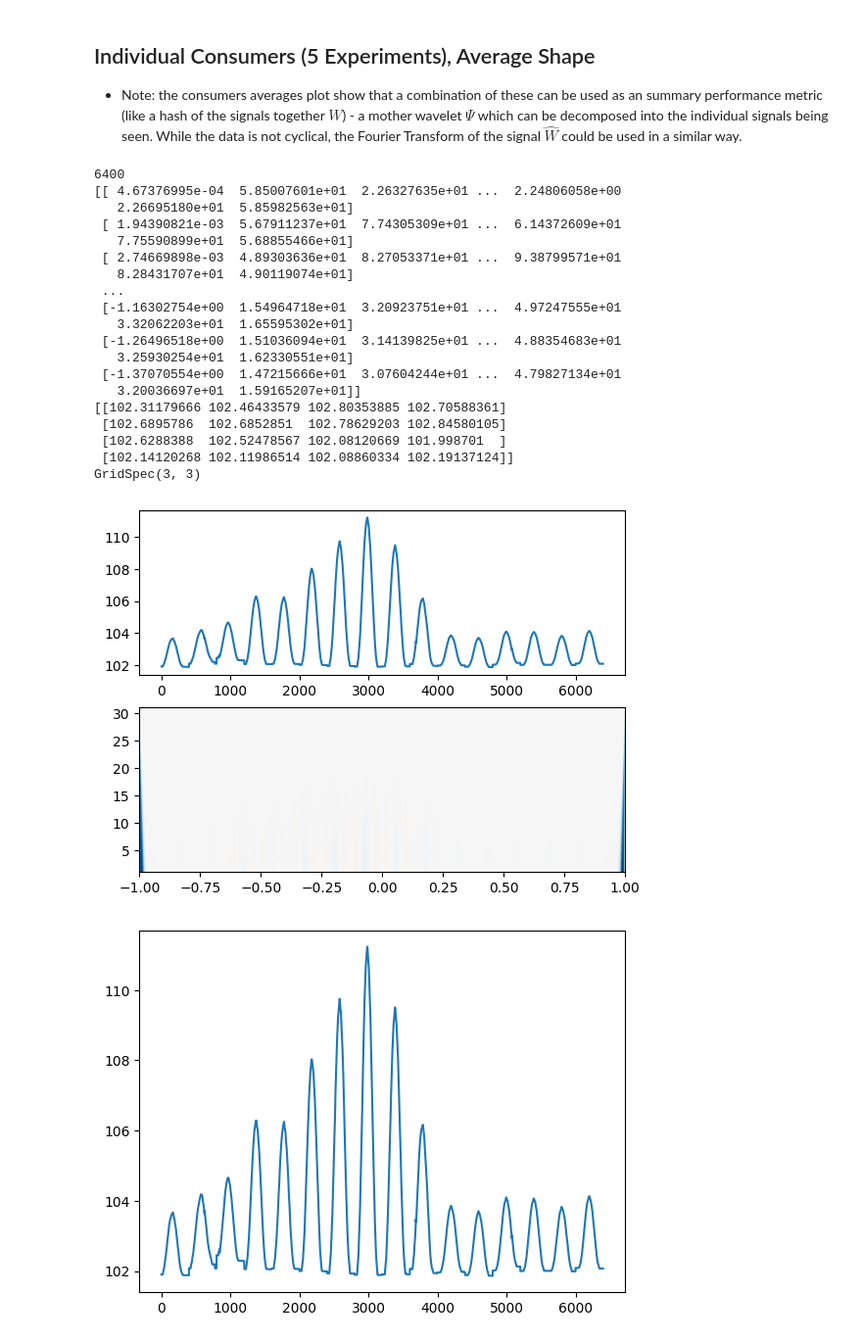
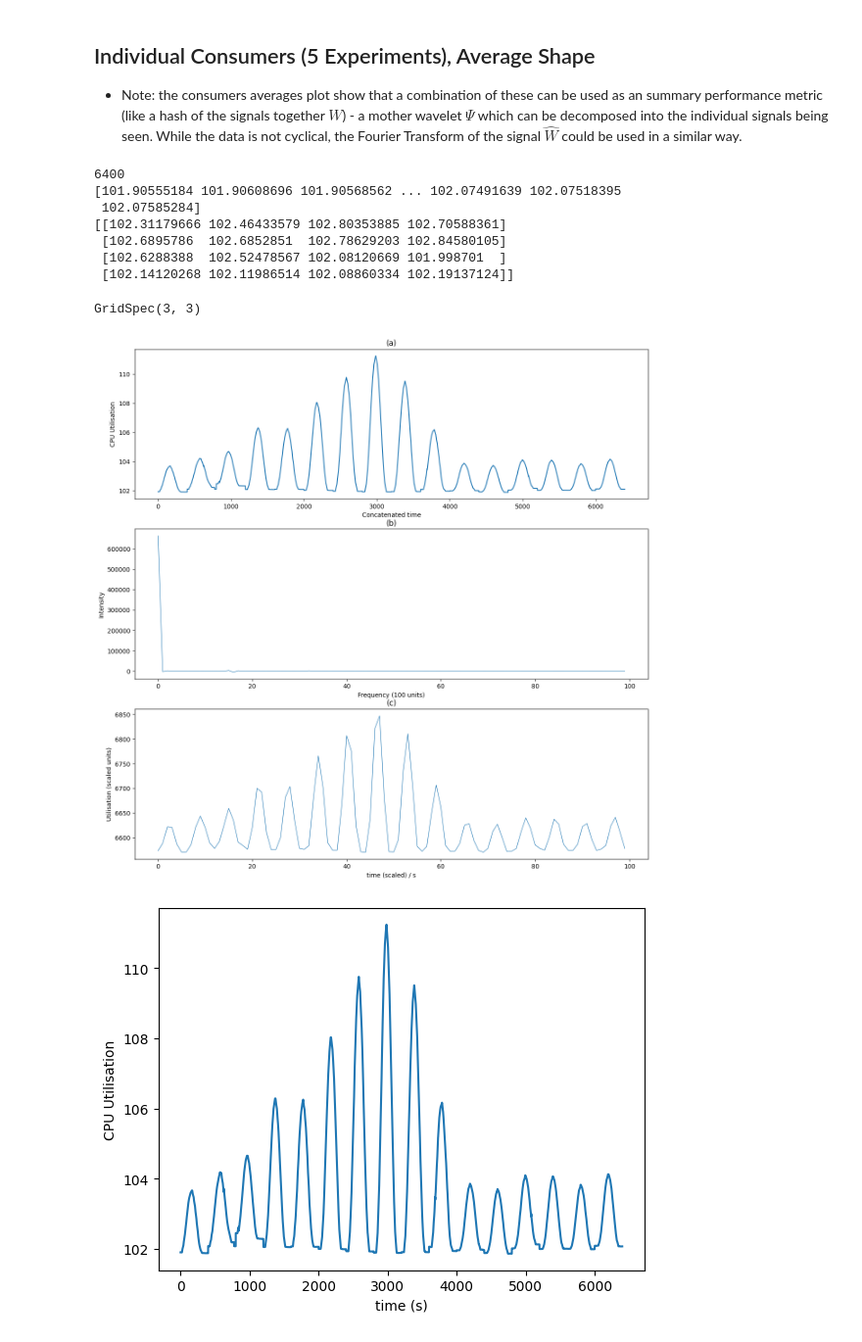
Before and after one commit to rtimmerman/testbed, a Jupyter notebook: prom-data/data-mangling.ipynb, the cells around one changed output. Shown at 98% size. Drawn from its saved outputs; the diff is of its cells as text; code cells hidden in the pictures.

```diff
--- a/prom-data/data-mangling.ipynb
+++ b/prom-data/data-mangling.ipynb
@@ -231,8 +231,13 @@ for consumer in list(filter(lambda key: 'consumer-' in key, ex1.keys().values)):
     mean_consumer_df[consumer] = consumer_df.aggregate(lambda frame: np.mean(frame[:]), axis=1)
 
 composite_df = pd.concat([mean_consumer_df[f"consumer-{i}"] for i in range(0, 16)], ignore_index=True)
-figa, (axa, axb) = plt.subplots(2, 1)
+figa, (axa, axb, axc) = plt.subplots(3, 1)
+figa.set_size_inches(15, 15)
 axa.plot(composite_df);
+axa.set_ylabel('CPU Utilisation')
+axa.set_xlabel('Concatenated Time')
+axa.set_title('(a)')
+
 print(len(composite_df))
 
 figb, (axa1) = plt.subplots(1, 1)
@@ -240,8 +245,24 @@ axa1.plot(composite_df)
 axa1.set_xlabel('time (s)')
 axa1.set_ylabel('CPU Utilisation')
 
+# print(composite_df)
+# axb.plot(np.fft.ifft(np.fft.fft(composite_df)), linewidth=0.8)
+print(composite_df.to_numpy())
+# axb.plot(scipy.fft.fft(composite_df.to_numpy())[0:100], linewidth=0.8)
+# axb.plot(scipy.fft.ifft(scipy.fft.fft(composite_df.to_numpy())[0:100]), linewidth=0.8)
+axb.plot(scipy.fft.fft(composite_df.to_numpy())[0:100], linewidth=0.8)
+axb.set_xlabel('Frequency (100 units)')
+axb.set_ylabel('Intensity')
+axb.set_title('(b)')
 
-cwt_fn = lambda data: scipy.signal.cwt(data, scipy.signal.ricker, np.arange(1, 31))
+axc.plot(scipy.fft.ifft(scipy.fft.fft(composite_df.to_numpy())[0:100]), linewidth=0.8)
+axc.set_xlabel('time (scaled) / s')
+axc.set_ylabel('Utilisation (scaled units)')
+axc.set_title('(c)')
+# axb.plot(np.fft.fft(np.sin(np.arange(0, 100))))
+
+
+# cwt_fn = lambda data: scipy.signal.cwt(data, scipy.signal.ricker, np.arange(1, 31))
 
 # cwt_matrix = np.array([
 #     cwt_fn(mean_consumer_df['consumer-0']),
@@ -249,10 +270,10 @@ cwt_fn = lambda data: scipy.signal.cwt(data, scipy.signal.ricker, np.arange(1, 3
 # ])
 # print(cwt_matrix)
 
-cwtdata = cwt_fn(composite_df)
-print(cwtdata)
+# cwtdata = cwt_fn(composite_df)
+# print(cwtdata)
 
-axb.imshow(cwtdata, extent = [-1,1, 1, 31], cmap='RdBu', aspect='auto', vmax = abs(cwtdata).max(), vmin = -abs(cwtdata).max())
+# axc.imshow(cwtdata, extent = [-1,1, 1, 31], cmap='RdBu', aspect='auto', vmax = abs(cwtdata).max(), vmin = -abs(cwtdata).max())
 
 
 # Consumer windows of activity at selected time points.
@@ -335,49 +356,38 @@ ax43.plot(excerpt3)
 ax44 = fig4.add_subplot(gs[0,-2])
 #ax44.matshow(excerpt1_heatmat, cmap=matplotlib.cm.Blues); ax44.set_axis_off(); [ax44.text(i, j, i + (j*4)) for i in range(0,4) for j in range(0,4)]
 sns.heatmap(excerpt1_heatmat, annot=False, linewidth=.5)
 
 ax45 = fig4.add_subplot(gs[1,-2])
 #ax45.matshow(excerpt2_heatmat, cmap=matplotlib.cm.Blues); ax45.set_axis_off(); [ax45.text(i, j, i + (j*4)) for i in range(0,4) for j in range(0,4)]
 sns.heatmap(excerpt2_heatmat, annot=False, linewidth=.5)
 
 ax46 = fig4.add_subplot(gs[2,-2])
 #ax46.matshow(excerpt3_heatmat, cmap=matplotlib.cm.Blues); ax46.set_axis_off(); [ax46.text(i, j, i + (j*4)) for i in range(0,4) for j in range(0,4)]
 sns.heatmap(excerpt3_heatmat, annot=False, linewidths=.5, yticklabels=[])
 
 fig5 = plt.figure(layout='constrained')
 fig5.set_size_inches(8, 8)
 gs5 = matplotlib.gridspec.GridSpec(4, 4, figure=fig5)
 ax5 = [fig5.add_subplot(gs5[i, j]) for i in range(0, 4) for j in range(0, 4)]
 for i in range(0, 16):
     ax5[i].plot(mean_consumer_df[f"consumer-{i}"])
     ax5[i].set_title(f'Consumer {i}')
     ax5[i].set_xlabel("time (s)")
     ax5[i].set_ylabel("CPU Util %")
 
 
 plt.show()
 # %% [output]
 6400
-[[ 4.67376995e-04  5.85007601e+01  2.26327635e+01 ...  2.24806058e+00
-   2.26695180e+01  5.85982563e+01]
- [ 1.94390821e-03  5.67911237e+01  7.74305309e+01 ...  6.14372609e+01
-   7.75590899e+01  5.68855466e+01]
- [ 2.74669898e-03  4.89303636e+01  8.27053371e+01 ...  9.38799571e+01
-   8.28431707e+01  4.90119074e+01]
- ...
- [-1.16302754e+00  1.54964718e+01  3.20923751e+01 ...  4.97247555e+01
-   3.32062203e+01  1.65595302e+01]
- [-1.26496518e+00  1.51036094e+01  3.14139825e+01 ...  4.88354683e+01
-   3.25930254e+01  1.62330551e+01]
- [-1.37070554e+00  1.47215666e+01  3.07604244e+01 ...  4.79827134e+01
-   3.20036697e+01  1.59165207e+01]]
+[101.90555184 101.90608696 101.90568562 ... 102.07491639 102.07518395
+ 102.07585284]
 [[102.31179666 102.46433579 102.80353885 102.70588361]
  [102.6895786  102.6852851  102.78629203 102.84580105]
  [102.6288388  102.52478567 102.08120669 101.998701  ]
  [102.14120268 102.11986514 102.08860334 102.19137124]]
-GridSpec(3, 3)
+GridSpec(3, 3)
-[figure, old version]
+[figure, new version]
-[figure, old version]
+[figure, new version]
 [figure]
 [figure]
 [figure]
```
Also changed, not shown: 6 other files.
